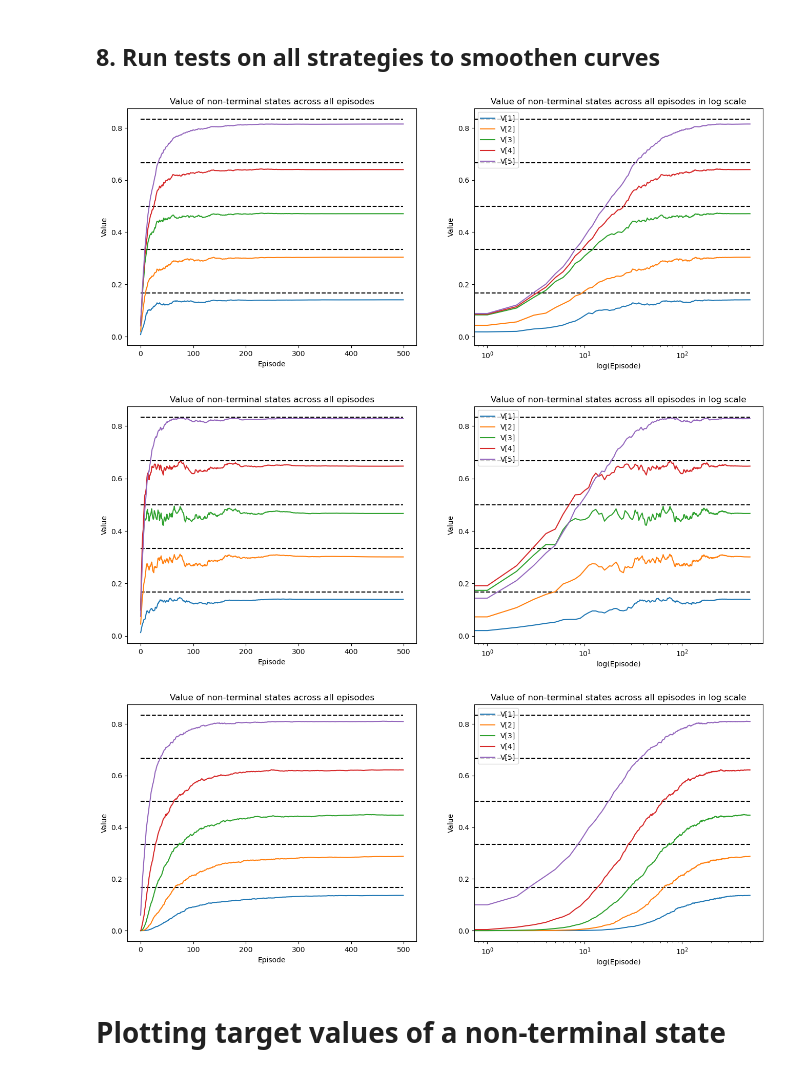
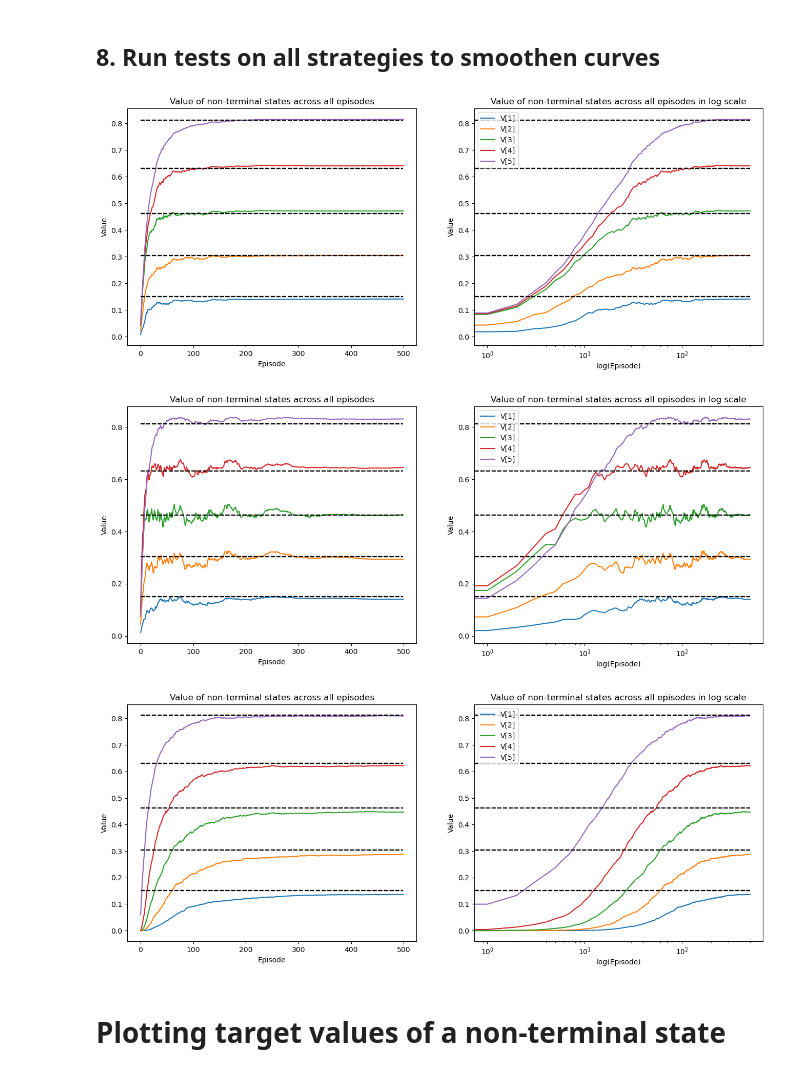
Before and after one commit to divyaksh-shukla/cs780-homeworks, a Jupyter notebook: notebooks/test2.ipynb, the cells around one changed output. Drawn from its saved outputs; the diff is of its cells as text; code cells hidden in the pictures.

```diff
--- a/notebooks/test2.ipynb
+++ b/notebooks/test2.ipynb
@@ -309,3 +309,15 @@ episode_trajectory = generate_episode_trajectory(environment, config=CONFIG)
 f'Episode Trajectory: {episode_trajectory}'
 # %% [output]
 'Episode Trajectory: [(3, 0, 0.0, 2), (2, 0, 0.0, 3), (3, 0, 0.0, 4), (4, 0, 0.0, 3), (3, 0, 0.0, 2), (2, 0, 0.0, 3), (3, 0, 0.0, 4), (4, 0, 0.0, 5), (5, 0, 1.0, 6)]'
+# %%
+CONFIG = {
+    "seed": 21, # following an internet meme
+    'max_episodes': 5,
+    'discount_factor': 0.99,
+    'policy_name': 'go_left',
+    'policy_action': 0,
+    'max_steps': 8
+    }
+episode_trajectory = [generate_episode_trajectory(environment, config=CONFIG) for _ in range(5)]
+# f'Episode Trajectory: {episode_trajectory}'
+episode_trajectory
@@ -525,14 +539,14 @@ def plot_episode_values(V_r, image_name, config=None):
     fig, ax = plt.subplots(1, 2, figsize=(16, 6))
     for i, obs in enumerate(range(V_r.shape[1])[1:6]):
         ax[0].plot(range(config['max_episodes']), V_r[:, obs], label=f'V[{obs}]')
-        ax[0].plot(range(config['max_episodes']), [(i+1)/6]*config['max_episodes'], linestyle='--', color='black')
+        ax[0].plot(range(config['max_episodes']), [[0.1501, 0.303, 0.462, 0.631, 0.812] for _ in range(config['max_episodes'])], linestyle='--', color='black')
     ax[0].set_title('Value of non-terminal states across all episodes')
     ax[0].set_xlabel('Episode')
     ax[0].set_ylabel('Value')
 
     for i, obs in enumerate(range(V_r.shape[1])[1:6]):
         ax[1].plot(range(config['max_episodes']), V_r[:, obs], label=f'V[{obs}]')
-        ax[1].plot(range(config['max_episodes']), [(i+1)/6]*config['max_episodes'], linestyle='--', color='black')
+        ax[1].plot(range(config['max_episodes']), [[0.1501, 0.303, 0.462, 0.631, 0.812] for _ in range(config['max_episodes'])], linestyle='--', color='black')
     ax[1].set_title('Value of non-terminal states across all episodes in log scale')
     ax[1].set_xlabel('log(Episode)')
     ax[1].set_xscale('log')
@@ -749,7 +763,7 @@ CONFIG = {
 
     'step_size': {
         'initial_value': 0.1,
-        'final_value': 0.002,
+        'final_value': 2e-3,
         'decay_type': 'exponential',
         'decay_stop': 250
     },
@@ -828,39 +842,39 @@ EVMC_CONFIG = {
     'policy_name': 'go_left',
     'policy_action': 0,
     'max_steps': 31,
     'generate_episode_trajectory': False,
 
     'step_size': {
-        'initial_value': 0.1,
-        'final_value': 0.0001,
+        'initial_value': 1e-1,
+        'final_value': 8e-4,
         'decay_type': 'exponential',
         'decay_stop': 250
     },
     'monte_carlo_strategy': 'every_visit',
 }
 
 TD_CONFIG = {
     "seed": 21, # following an internet meme
     'max_episodes': 500,
     'discount_factor': 0.99,
     'policy_name': 'go_left',
     'policy_action': 0,
     'max_steps': 31,
     'generate_episode_trajectory': False,
 
     'step_size': {
         'initial_value': 0.1,
-        'final_value': 0.002,
+        'final_value': 2e-3,
         'decay_type': 'exponential',
         'decay_stop': 250
     }
 }
 
 experiment_results = run_experiments(environment, max_runs=50, fvmc_config=FVMC_CONFIG, evmc_config=EVMC_CONFIG, td_config=TD_CONFIG)
 # %% [output]
-[figure, old version]
+[figure, new version]
-[figure, old version]
+[figure, new version]
-[figure, old version]
+[figure, new version]
 # %% [markdown]
 # Plotting target values of a non-terminal state
 # %%
```
Also changed, not shown: parts of 12 cells of this notebook, 26 other files.
